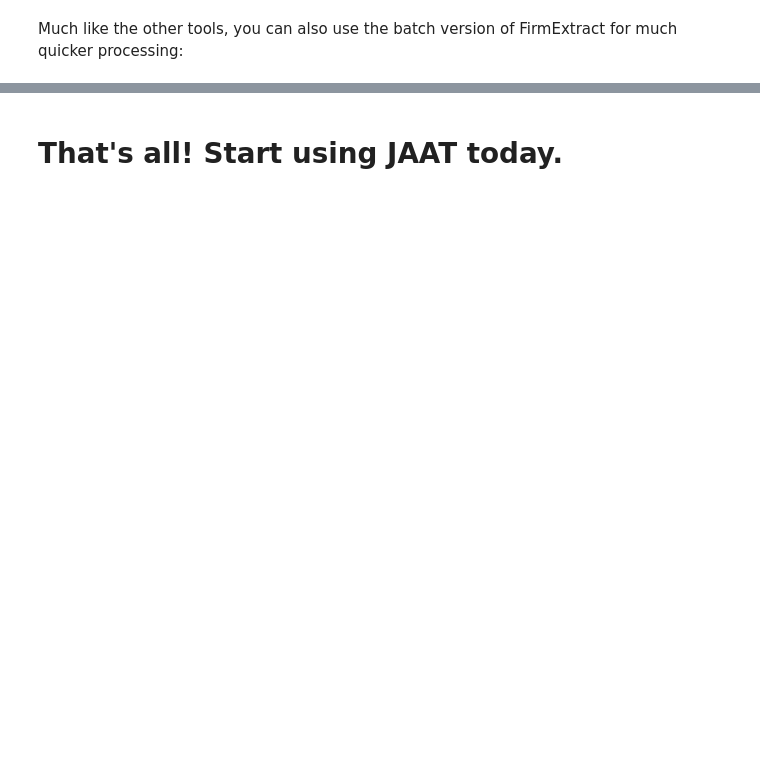
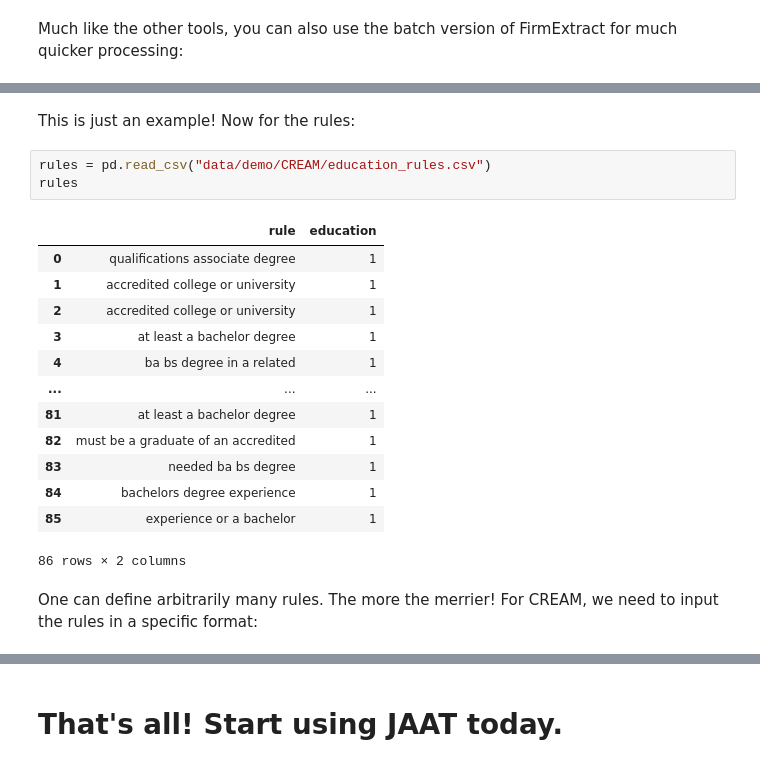
Before and after one commit to Job-Ad-Research-at-QSB-LUC/JAAT, a Jupyter notebook: JAATDemo.ipynb, the cells around one changed output, grey strips where cells are left out. Cells and saved outputs as stored; diff of their text form; blank space fills up the shorter version.

```diff
--- a/JAATDemo.ipynb
+++ b/JAATDemo.ipynb
@@ -263,0 +283,21 @@ FE.get_firm_batch(texts)
+# %% [markdown]
+This is just an example! Now for the rules:
+# %%
+rules = pd.read_csv("data/demo/CREAM/education_rules.csv")
+rules
+# %% [output]
+|  | rule | education |
+| 0 | qualifications associate degree | 1 |
+| 1 | accredited college or university | 1 |
+| 2 | accredited college or university | 1 |
+| 3 | at least a bachelor degree | 1 |
+| 4 | ba bs degree in a related | 1 |
+| ... | ... | ... |
+| 81 | at least a bachelor degree | 1 |
+| 82 | must be a graduate of an accredited | 1 |
+| 83 | needed ba bs degree | 1 |
+| 84 | bachelors degree experience | 1 |
+| 85 | experience or a bachelor | 1 |
+86 rows × 2 columns
+# %% [markdown]
+One can define arbitrarily many rules. The more the merrier! For CREAM, we need to input the rules in a specific format:
```
Also changed, not shown: parts of 27 cells of this notebook, 5 other files.
